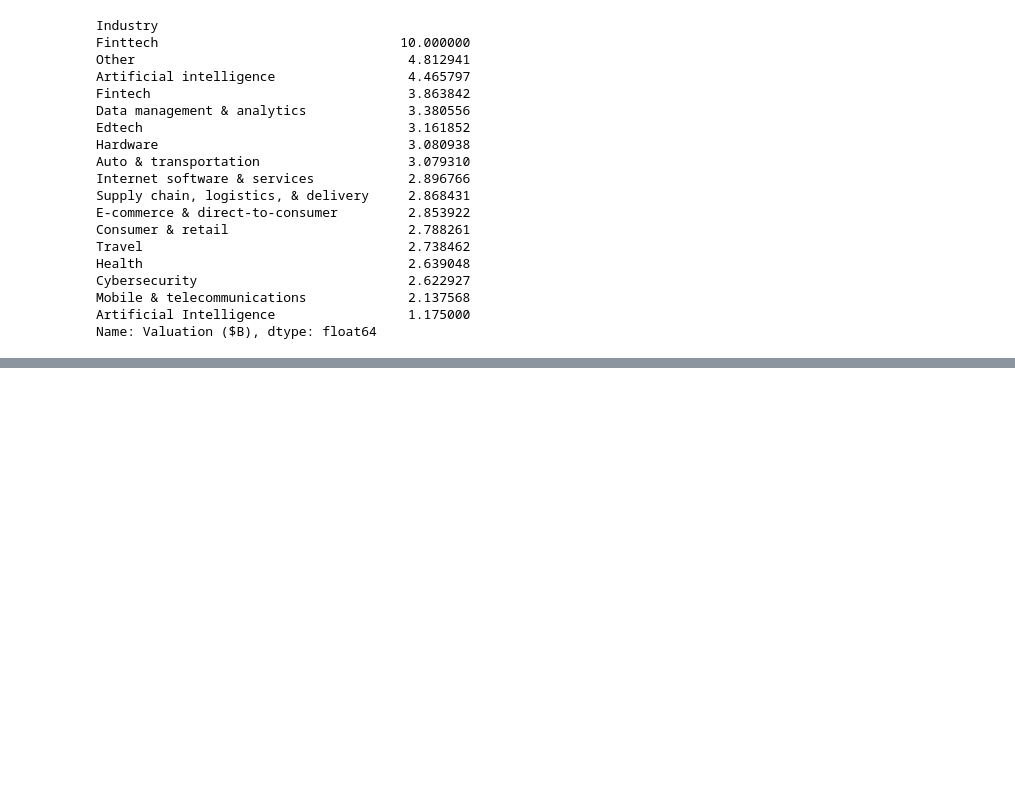
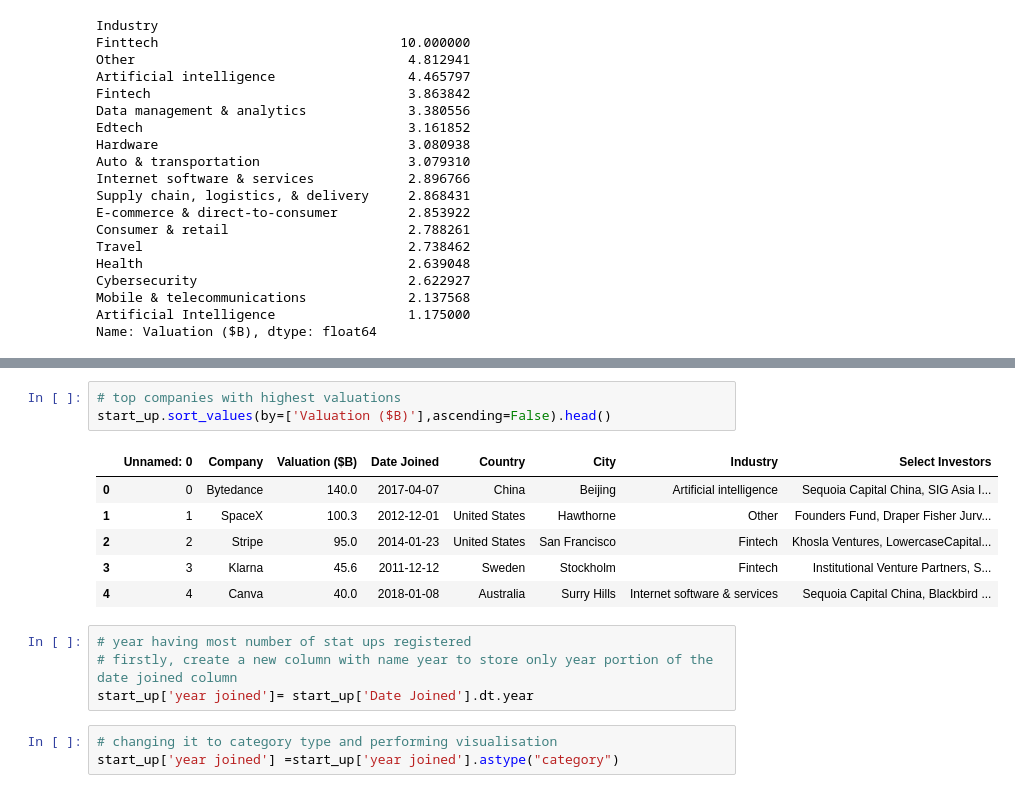
Before and after one commit to Shweta-singh-davv/python-data-science, a Jupyter notebook: startup.ipynb, the cells around one changed output, grey strips where cells are left out. Cells and saved outputs as stored; diff of their text form; blank space fills up the shorter version.

```diff
--- a/startup.ipynb
+++ b/startup.ipynb
@@ -173 +173,18 @@ Alexandria         1
 Name: City, Length: 239, dtype: int64
+# %%
+# top companies with highest valuations
+start_up.sort_values(by=['Valuation ($B)'],ascending=False).head()
+# %% [output]
+|  | Unnamed: 0 | Company | Valuation ($B) | Date Joined | Country | City | Industry | Select Investors |
+| 0 | 0 | Bytedance | 140.0 | 2017-04-07 | China | Beijing | Artificial intelligence | Sequoia Capital China, SIG Asia I... |
+| 1 | 1 | SpaceX | 100.3 | 2012-12-01 | United States | Hawthorne | Other | Founders Fund, Draper Fisher Jurv... |
+| 2 | 2 | Stripe | 95.0 | 2014-01-23 | United States | San Francisco | Fintech | Khosla Ventures, LowercaseCapital... |
+| 3 | 3 | Klarna | 45.6 | 2011-12-12 | Sweden | Stockholm | Fintech | Institutional Venture Partners, S... |
+| 4 | 4 | Canva | 40.0 | 2018-01-08 | Australia | Surry Hills | Internet software & services | Sequoia Capital China, Blackbird ... |
+# %%
+# year having most number of stat ups registered
+# firstly, create a new column with name year to store only year portion of the date joined column
+start_up['year joined']= start_up['Date Joined'].dt.year
+# %%
+# changing it to category type and performing visualisation
+start_up['year joined'] =start_up['year joined'].astype("category")
```
Also changed, not shown: parts of 5 cells of this notebook.
